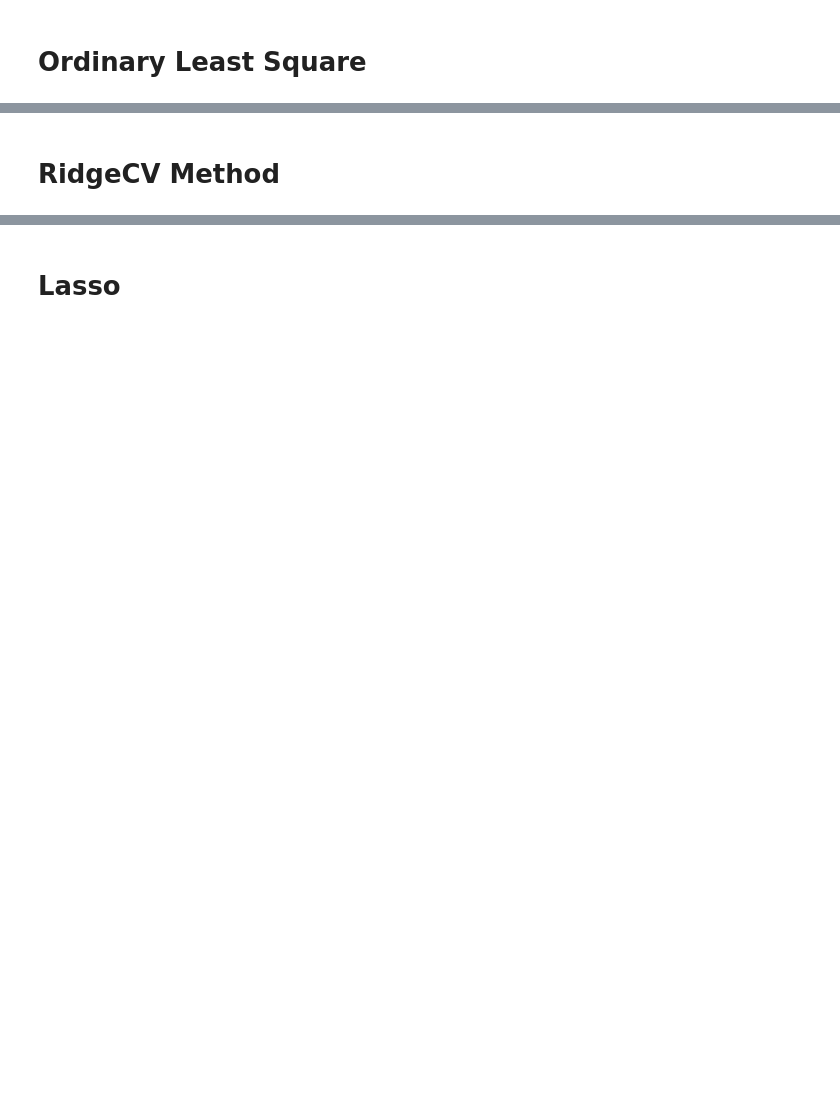
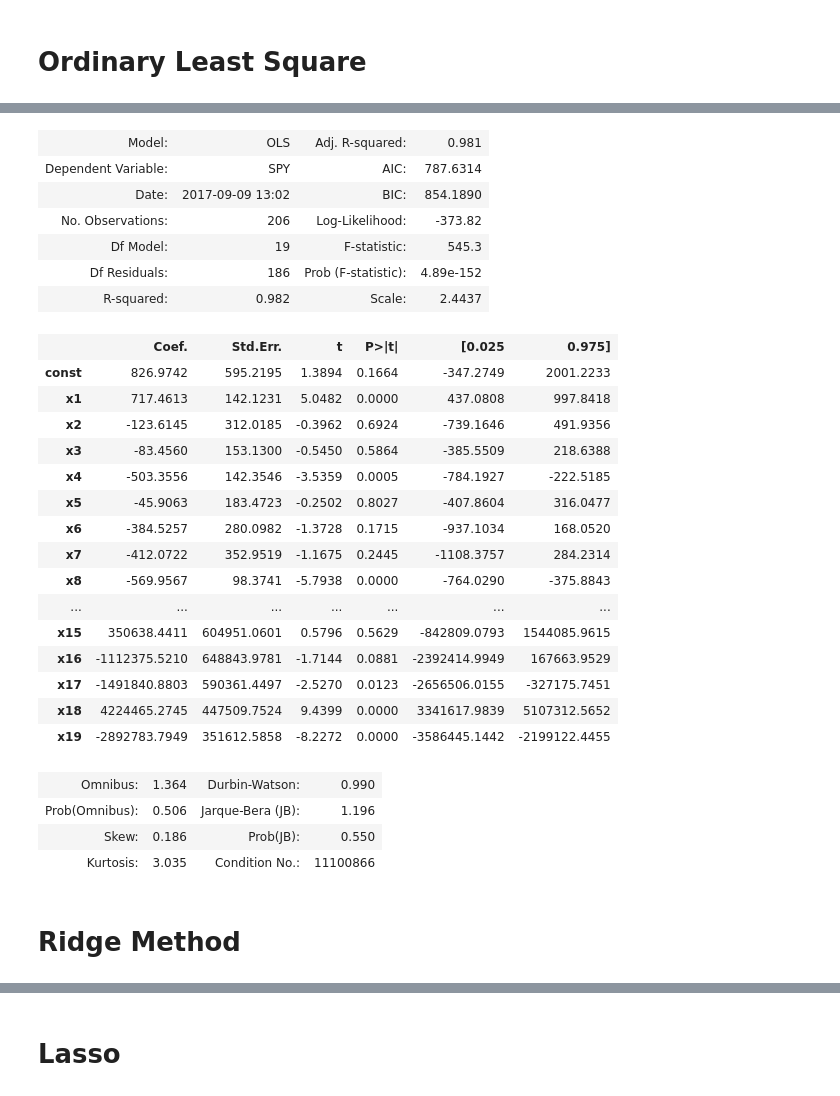
Before and after one commit to arkilic/notebooks, a Jupyter notebook: Simple Regression Pipeline.ipynb, the cells around one changed output, grey strips where cells are left out. Drawn from its saved outputs; the diff is of its cells as text; code cells hidden in the pictures; blank space fills up the shorter version.

Commit message:
Cleaned up

```diff
--- a/Simple Regression Pipeline.ipynb
+++ b/Simple Regression Pipeline.ipynb
@@ -113,4 +96,0 @@ feats1 = x
-# %%
-feats1 = feats1.dropna()
-y = feats1.pop('SPY_Close')
-X = feats1
@@ -127,7 +97,3 @@ X.tail()
-# %%
-y = y.shift(1).dropna()
-# %%
-X = X[:-1]
 # %%
 X.shape, y.shape
 # %% [output]
@@ -134,0 +101,13 @@ X.shape, y.shape
+# %%
+# Predict shift_by dates away: e.g. shift_by=10 -> two weeks out
+shift_by = 10
+
+
+#Clean and shift the data
+X = X.dropna()
+y = y.shift(shift_by).dropna()
+X = X[:-shift_by]
+
+
+# Normalize the features using sklearn normalize
+X = normalize(X)
@@ -185,3 +154,39 @@ reg.score(X_test, y_test)
+# %%
+sY = y
+sX = X
+sX = sm.add_constant(sX)
+
+model = sm.OLS(sY,sX)
+results = model.fit()
+results.summary2()
+# %% [output]
+| Model: | OLS | Adj. R-squared: | 0.981 |
+| Dependent Variable: | SPY | AIC: | 787.6314 |
+| Date: | 2017-09-09 13:02 | BIC: | 854.1890 |
+| No. Observations: | 206 | Log-Likelihood: | -373.82 |
+| Df Model: | 19 | F-statistic: | 545.3 |
+| Df Residuals: | 186 | Prob (F-statistic): | 4.89e-152 |
+| R-squared: | 0.982 | Scale: | 2.4437 |
+|  | Coef. | Std.Err. | t | P>|t| | [0.025 | 0.975] |
+| const | 826.9742 | 595.2195 | 1.3894 | 0.1664 | -347.2749 | 2001.2233 |
+| x1 | 717.4613 | 142.1231 | 5.0482 | 0.0000 | 437.0808 | 997.8418 |
+| x2 | -123.6145 | 312.0185 | -0.3962 | 0.6924 | -739.1646 | 491.9356 |
+| x3 | -83.4560 | 153.1300 | -0.5450 | 0.5864 | -385.5509 | 218.6388 |
+| x4 | -503.3556 | 142.3546 | -3.5359 | 0.0005 | -784.1927 | -222.5185 |
+| x5 | -45.9063 | 183.4723 | -0.2502 | 0.8027 | -407.8604 | 316.0477 |
+| x6 | -384.5257 | 280.0982 | -1.3728 | 0.1715 | -937.1034 | 168.0520 |
+| x7 | -412.0722 | 352.9519 | -1.1675 | 0.2445 | -1108.3757 | 284.2314 |
+| x8 | -569.9567 | 98.3741 | -5.7938 | 0.0000 | -764.0290 | -375.8843 |
+| ... | ... | ... | ... | ... | ... | ... |
+| x15 | 350638.4411 | 604951.0601 | 0.5796 | 0.5629 | -842809.0793 | 1544085.9615 |
+| x16 | -1112375.5210 | 648843.9781 | -1.7144 | 0.0881 | -2392414.9949 | 167663.9529 |
+| x17 | -1491840.8803 | 590361.4497 | -2.5270 | 0.0123 | -2656506.0155 | -327175.7451 |
+| x18 | 4224465.2745 | 447509.7524 | 9.4399 | 0.0000 | 3341617.9839 | 5107312.5652 |
+| x19 | -2892783.7949 | 351612.5858 | -8.2272 | 0.0000 | -3586445.1442 | -2199122.4455 |
+| Omnibus: | 1.364 | Durbin-Watson: | 0.990 |
+| Prob(Omnibus): | 0.506 | Jarque-Bera (JB): | 1.196 |
+| Skew: | 0.186 | Prob(JB): | 0.550 |
+| Kurtosis: | 3.035 | Condition No.: | 11100866 |
 # %% [markdown]
-# RidgeCV Method
+# Ridge Method
 # %%
```
Also changed, not shown: parts of 21 cells of this notebook.
